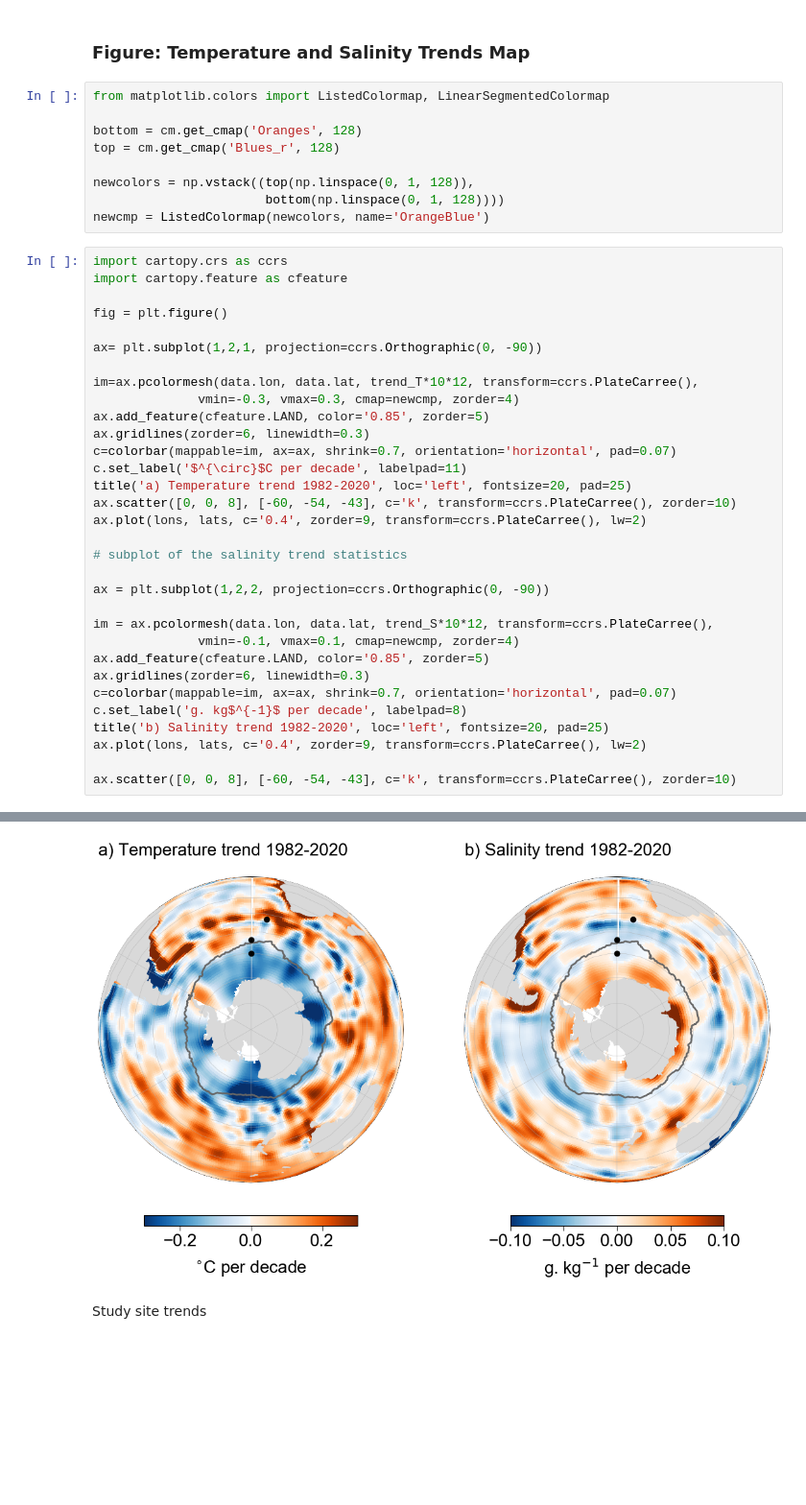
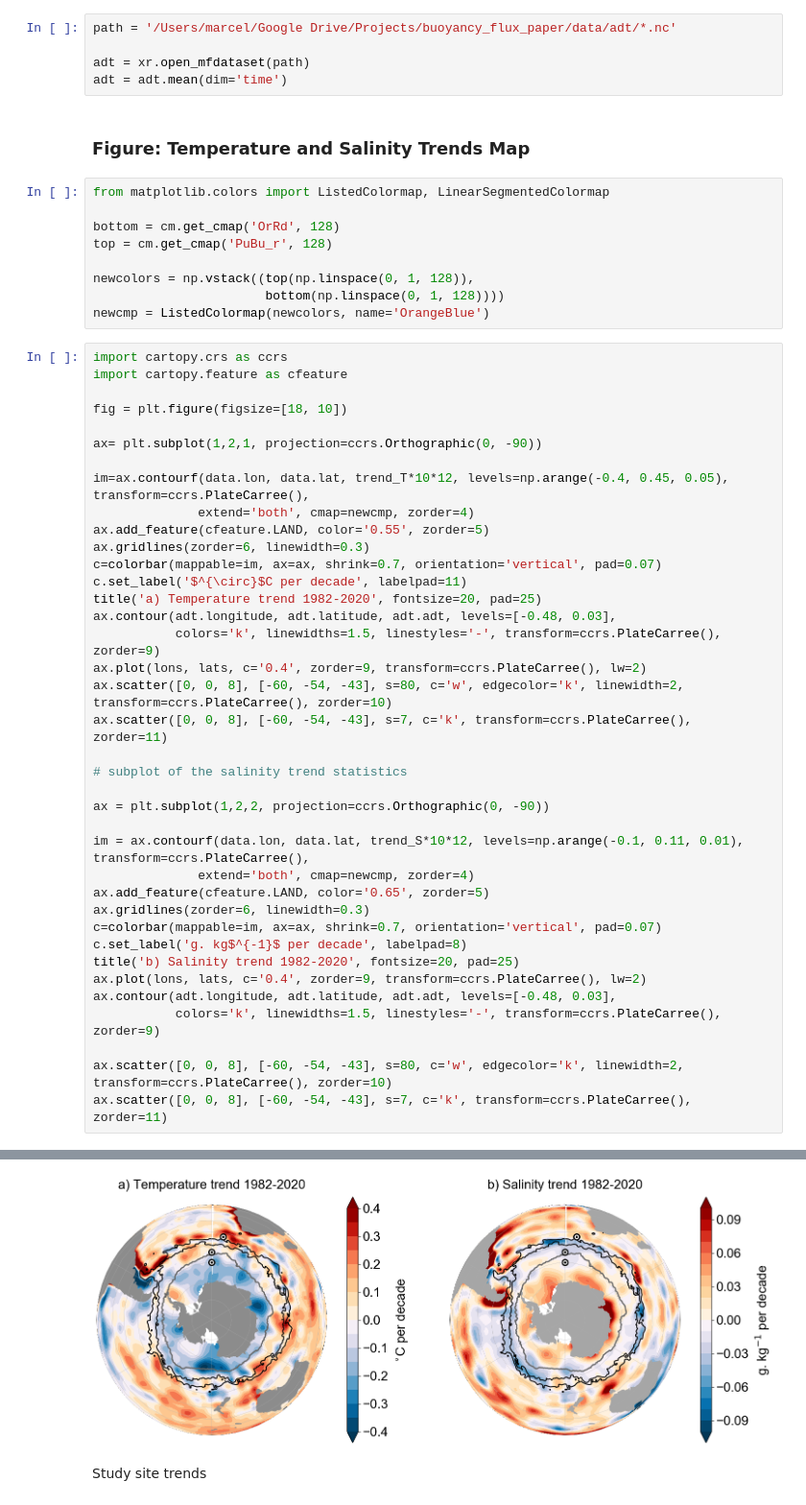
Before and after one commit to marcelduplessis/duplessis-2021-JGR-Oceans, a Jupyter notebook: code/ml_trends_analysis.ipynb, the cells around one changed output, grey strips where cells are left out. Shown at 96% size. Cells and saved outputs as stored; diff of their text form; blank space fills up the shorter version.

```diff
--- a/code/ml_trends_analysis.ipynb
+++ b/code/ml_trends_analysis.ipynb
@@ -198,10 +153,15 @@ plt.plot(dat0[:,0],dat0[:,1], c='r')
+# %%
+path = '/Users/marcel/Google Drive/Projects/buoyancy_flux_paper/data/adt/*.nc'
+
+adt = xr.open_mfdataset(path)
+adt = adt.mean(dim='time')
 # %% [markdown]
 ### Figure: Temperature and Salinity Trends Map
 # %%
 from matplotlib.colors import ListedColormap, LinearSegmentedColormap
 
-bottom = cm.get_cmap('Oranges', 128)
-top = cm.get_cmap('Blues_r', 128)
+bottom = cm.get_cmap('OrRd', 128)
+top = cm.get_cmap('PuBu_r', 128)
 
 newcolors = np.vstack((top(np.linspace(0, 1, 128)),
                        bottom(np.linspace(0, 1, 128))))
@@ -209,38 +169,44 @@ newcmp = ListedColormap(newcolors, name='OrangeBlue')
 # %%
 import cartopy.crs as ccrs
 import cartopy.feature as cfeature
 
-fig = plt.figure()
+fig = plt.figure(figsize=[18, 10])
 
 ax= plt.subplot(1,2,1, projection=ccrs.Orthographic(0, -90))
 
-im=ax.pcolormesh(data.lon, data.lat, trend_T*10*12, transform=ccrs.PlateCarree(),
-              vmin=-0.3, vmax=0.3, cmap=newcmp, zorder=4)
-ax.add_feature(cfeature.LAND, color='0.85', zorder=5)
+im=ax.contourf(data.lon, data.lat, trend_T*10*12, levels=np.arange(-0.4, 0.45, 0.05), transform=ccrs.PlateCarree(),
+              extend='both', cmap=newcmp, zorder=4)
+ax.add_feature(cfeature.LAND, color='0.55', zorder=5)
 ax.gridlines(zorder=6, linewidth=0.3)
-c=colorbar(mappable=im, ax=ax, shrink=0.7, orientation='horizontal', pad=0.07)
+c=colorbar(mappable=im, ax=ax, shrink=0.7, orientation='vertical', pad=0.07)
 c.set_label('$^{\circ}$C per decade', labelpad=11)
-title('a) Temperature trend 1982-2020', loc='left', fontsize=20, pad=25)
-ax.scatter([0, 0, 8], [-60, -54, -43], c='k', transform=ccrs.PlateCarree(), zorder=10)
+title('a) Temperature trend 1982-2020', fontsize=20, pad=25)
+ax.contour(adt.longitude, adt.latitude, adt.adt, levels=[-0.48, 0.03],
+           colors='k', linewidths=1.5, linestyles='-', transform=ccrs.PlateCarree(), zorder=9)
 ax.plot(lons, lats, c='0.4', zorder=9, transform=ccrs.PlateCarree(), lw=2)
+ax.scatter([0, 0, 8], [-60, -54, -43], s=80, c='w', edgecolor='k', linewidth=2, transform=ccrs.PlateCarree(), zorder=10)
+ax.scatter([0, 0, 8], [-60, -54, -43], s=7, c='k', transform=ccrs.PlateCarree(), zorder=11)
 
 # subplot of the salinity trend statistics
 
 ax = plt.subplot(1,2,2, projection=ccrs.Orthographic(0, -90))
 
-im = ax.pcolormesh(data.lon, data.lat, trend_S*10*12, transform=ccrs.PlateCarree(),
-              vmin=-0.1, vmax=0.1, cmap=newcmp, zorder=4)
-ax.add_feature(cfeature.LAND, color='0.85', zorder=5)
+im = ax.contourf(data.lon, data.lat, trend_S*10*12, levels=np.arange(-0.1, 0.11, 0.01), transform=ccrs.PlateCarree(),
+              extend='both', cmap=newcmp, zorder=4)
+ax.add_feature(cfeature.LAND, color='0.65', zorder=5)
 ax.gridlines(zorder=6, linewidth=0.3)
-c=colorbar(mappable=im, ax=ax, shrink=0.7, orientation='horizontal', pad=0.07)
+c=colorbar(mappable=im, ax=ax, shrink=0.7, orientation='vertical', pad=0.07)
 c.set_label('g. kg$^{-1}$ per decade', labelpad=8)
-title('b) Salinity trend 1982-2020', loc='left', fontsize=20, pad=25)
+title('b) Salinity trend 1982-2020', fontsize=20, pad=25)
 ax.plot(lons, lats, c='0.4', zorder=9, transform=ccrs.PlateCarree(), lw=2)
+ax.contour(adt.longitude, adt.latitude, adt.adt, levels=[-0.48, 0.03],
+           colors='k', linewidths=1.5, linestyles='-', transform=ccrs.PlateCarree(), zorder=9)
 
-ax.scatter([0, 0, 8], [-60, -54, -43], c='k', transform=ccrs.PlateCarree(), zorder=10)
+ax.scatter([0, 0, 8], [-60, -54, -43], s=80, c='w', edgecolor='k', linewidth=2, transform=ccrs.PlateCarree(), zorder=10)
+ax.scatter([0, 0, 8], [-60, -54, -43], s=7, c='k', transform=ccrs.PlateCarree(), zorder=11)
 # %% [output]
 <matplotlib.collections.PathCollection at 0x...>
-[figure, old version]
+[figure, new version]
 # %% [markdown]
 Study site trends
 # %%
```
Also changed, not shown: parts of 19 cells of this notebook, 3 other files.
